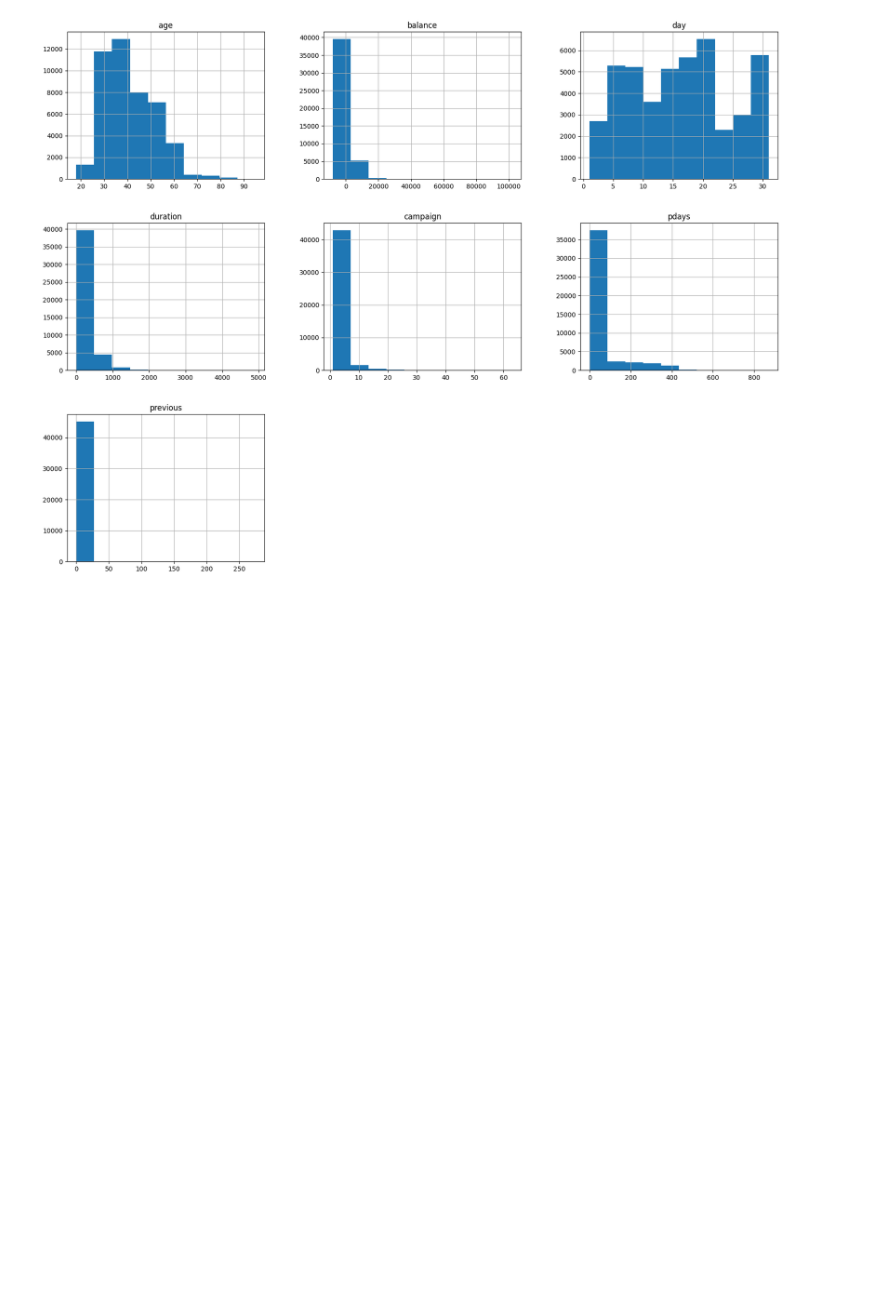
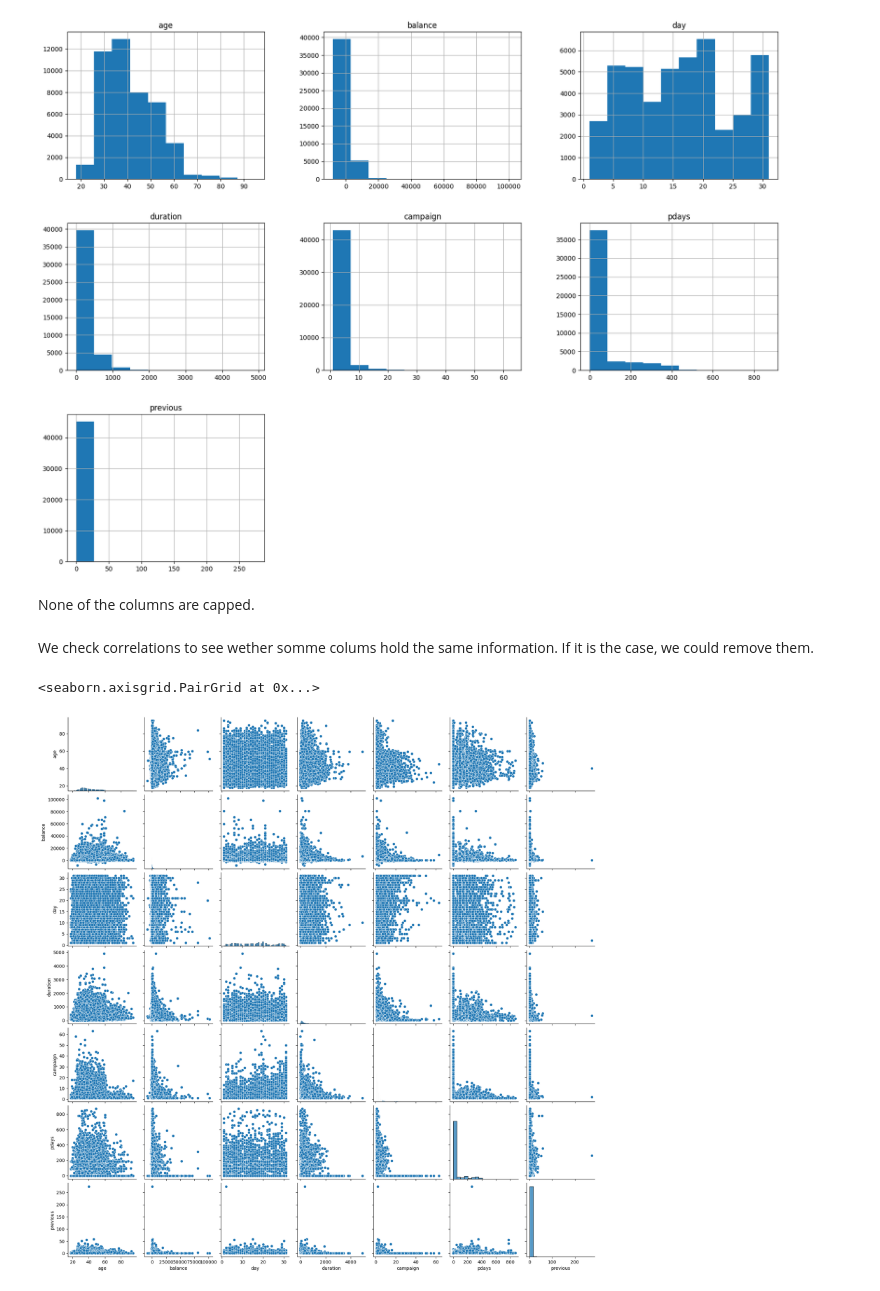
Before and after one commit to MaxenceAr/Projet_AAA, a Jupyter notebook: Projet_AAA_ARHOUL_REVEL.ipynb, the cells around one changed output. Saved outputs shown, nothing was run; the diff lists cells and outputs as text; code cells hidden in the pictures; blank space fills up the shorter version.

```diff
--- a/Projet_AAA_ARHOUL_REVEL.ipynb
+++ b/Projet_AAA_ARHOUL_REVEL.ipynb
@@ -254,3 +265,12 @@ X.hist(figsize=(20,15))
 plt.show()
 # %% [output]
 [figure]
+# %% [markdown]
+None of the columns are capped.
+# %% [markdown]
+We check correlations to see wether somme colums hold the same information. If it is the case, we could remove them.
+# %%
+sns.pairplot(X)
+# %% [output]
+<seaborn.axisgrid.PairGrid at 0x...>
+[figure, added]
```
Also changed, not shown: parts of 8 cells of this notebook.
